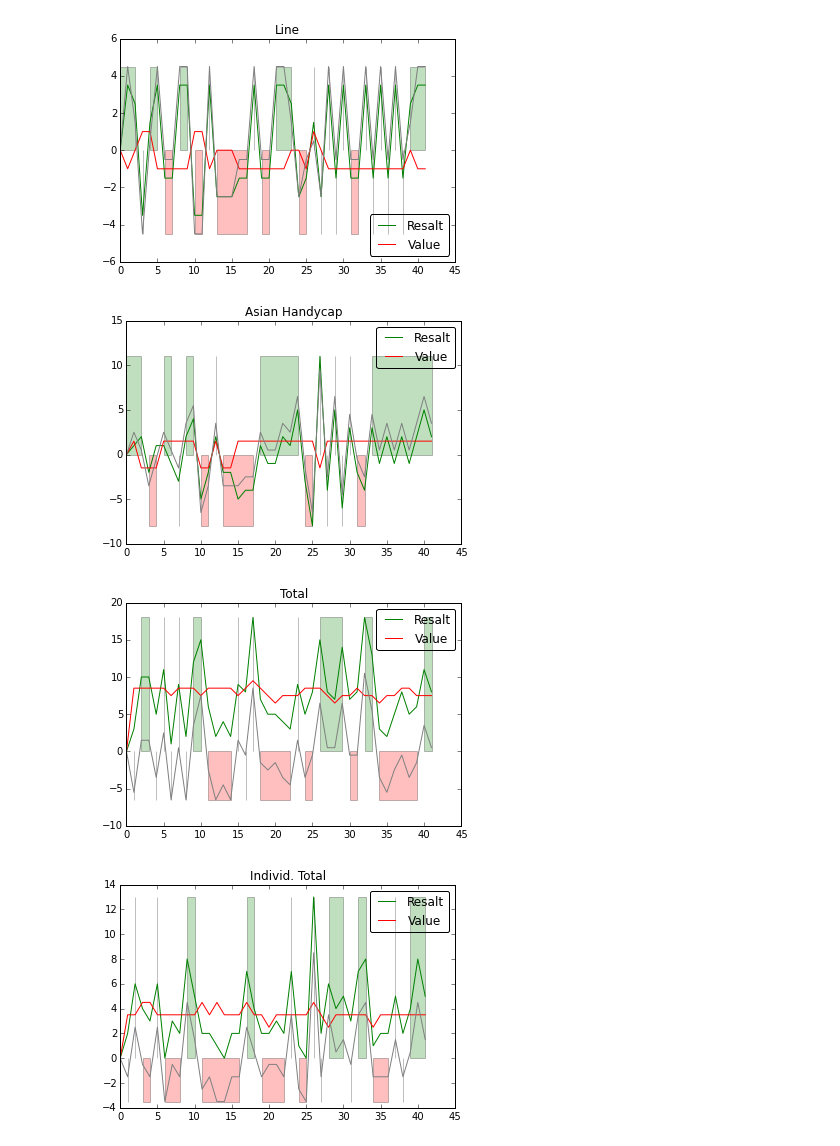
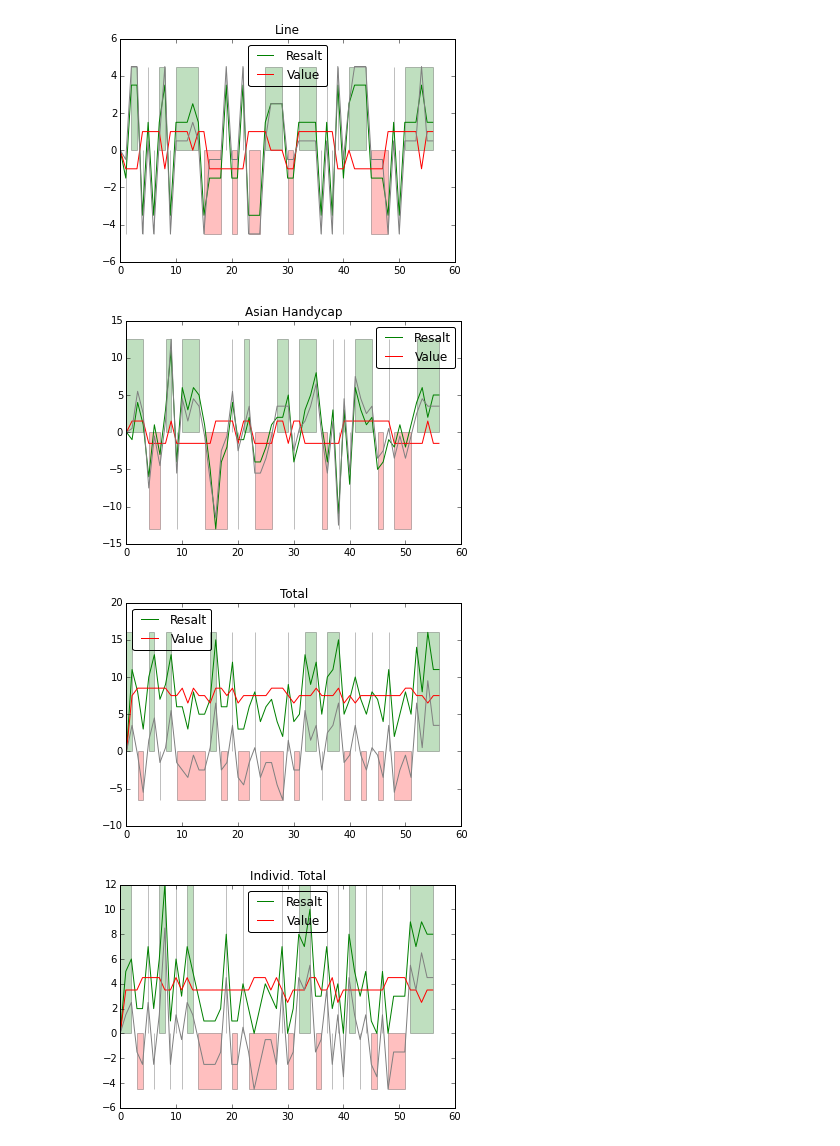
Before and after one commit to khex/pyodds, a Jupyter notebook: getters/by_team.ipynb, the cells around one changed output. Cells and saved outputs as stored; diff of their text form; code cells hidden in the pictures.

```diff
--- a/getters/by_team.ipynb
+++ b/getters/by_team.ipynb
@@ -8,7 +8,7 @@ import matplotlib.collections as collections
 client = MongoClient("mongodb://localhost:27017/")
 db = client["delta_test"]
 
-name = "Minnesota Twins" # "Detroit Tigers"
+name = "Kansas City Royals"
 match_list = db.matches.find({'league': 'mlb', 'season': '2015', 'seas_type': 'season',
                               '$or': [{'home.team': name}, {'away.team': name}]})\
                               .sort([('date.stamp', 1)])
@@ -22,34 +22,34 @@ for match in match_list:
     place = 'home' if match['home']['team'] == name else 'away'
     m = match[place]["ftot"]
 
     for n in range(4):
         arry[n][0].append(m["resalt"][n])
         arry[n][1].append(m["odd_val"][n])
         arry[n][2].append(m["delta"][n])
 
 for i in range(4):
     r = arry[i]
     fig, ax = plt.subplots()
     ax.set_title(labels[i])
     X, d_Y = range(len(r[0])), np.array(r[2])
 
     ax.plot(X, r[0], color='green', label = 'Resalt')
     ax.plot(X, r[1], color='red', label = 'Value')
     ax.plot(X, r[2], color='gray', ls = '-')
 
     m_arr = r[0] + r[1] + r[2]
     max_haight, min_haight = max(m_arr), min(m_arr)
 
     collection = collections.BrokenBarHCollection.span_where(
         X, ymin=0, ymax=max_haight, where=d_Y >= 0, facecolor='green', alpha=0.25)
     ax.add_collection(collection)
     collection = collections.BrokenBarHCollection.span_where(
         X, ymin=min_haight, ymax=0, where=d_Y < 0, facecolor='red', alpha=0.25)
     ax.add_collection(collection)
 
     ax.legend(loc='best', fancybox=True)
 # %% [output]
-[figure, old version]
+[figure, new version]
-[figure, old version]
+[figure, new version]
-[figure, old version]
+[figure, new version]
-[figure, old version]
+[figure, new version]
```
Also changed, not shown: 9 other files.
